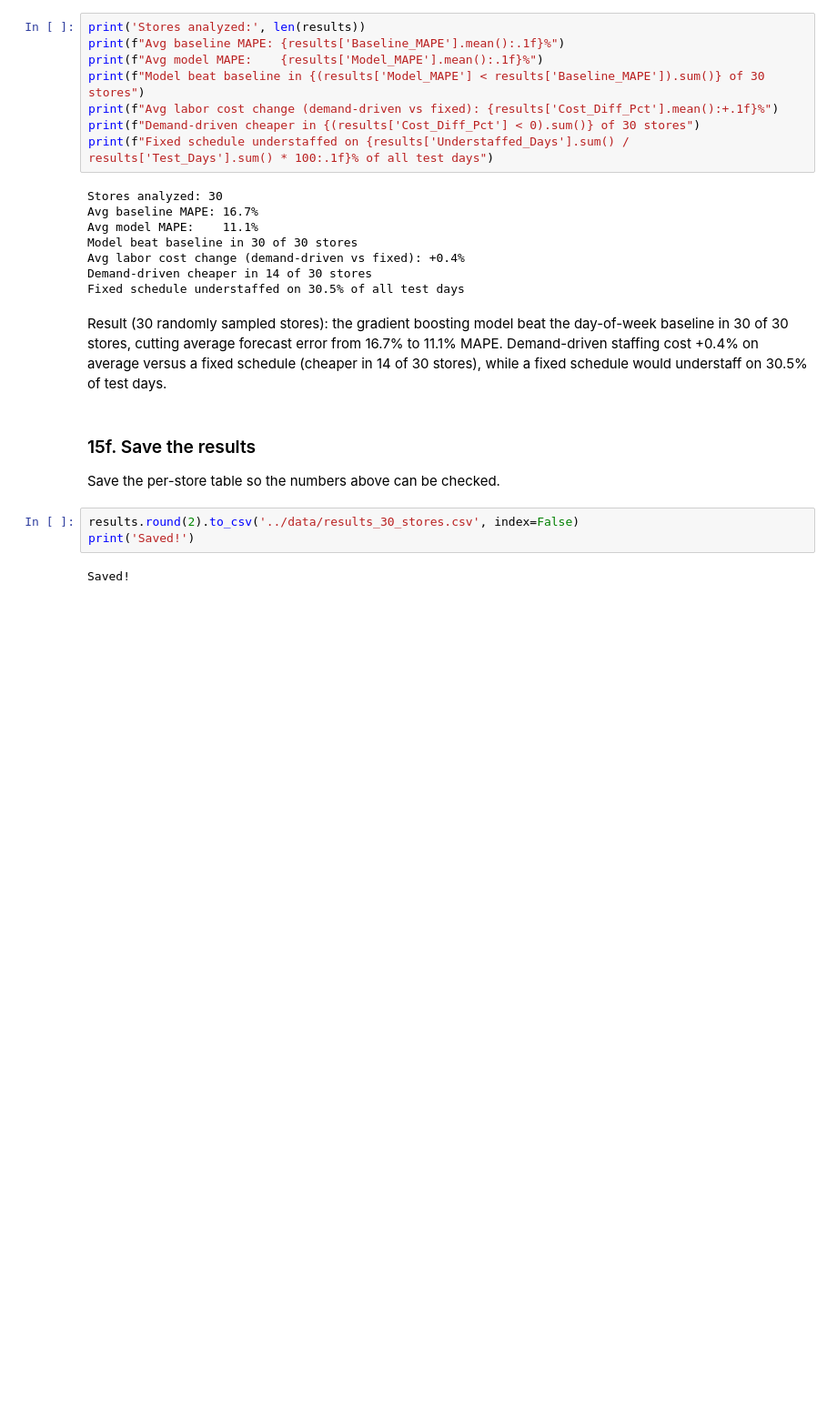
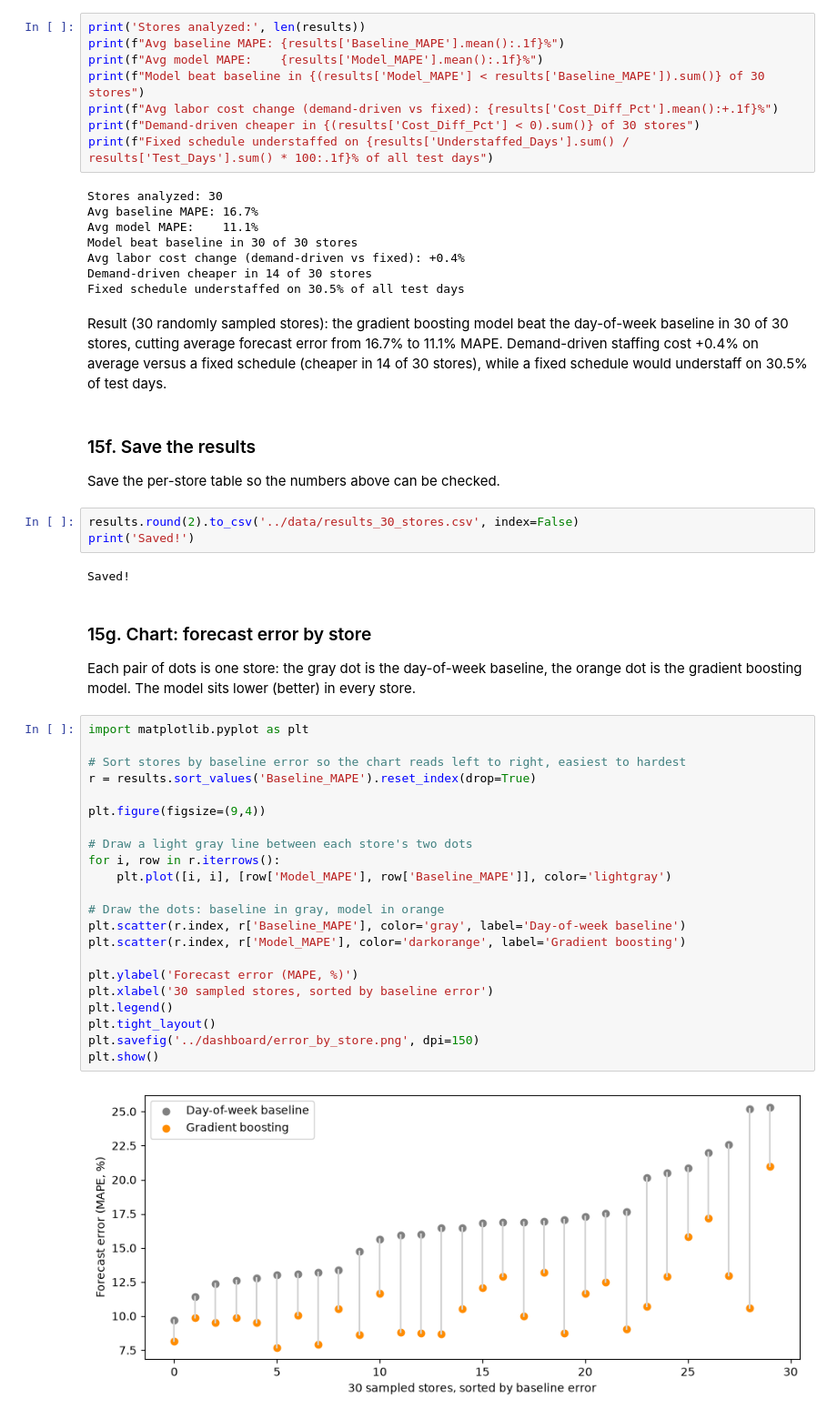
Before and after one commit to jcannani/restaurant-staffing-optimization, a Jupyter notebook: notebooks/01_forecasting_and_staffing.ipynb, the cells around one changed output. Shown at 91% size. Saved outputs shown, nothing was run; the diff lists cells and outputs as text; blank space fills up the shorter version.

```diff
--- a/notebooks/01_forecasting_and_staffing.ipynb
+++ b/notebooks/01_forecasting_and_staffing.ipynb
@@ -455,3 +455,30 @@ results.round(2).to_csv('../data/results_30_stores.csv', index=False)
 print('Saved!')
 # %% [output]
 Saved!
+# %% [markdown]
+### 15g. Chart: forecast error by store
+Each pair of dots is one store: the gray dot is the day-of-week baseline, the orange dot is the gradient boosting model. The model sits lower (better) in every store.
+# %%
+import matplotlib.pyplot as plt
+
+# Sort stores by baseline error so the chart reads left to right, easiest to hardest
+r = results.sort_values('Baseline_MAPE').reset_index(drop=True)
+
+plt.figure(figsize=(9,4))
+
+# Draw a light gray line between each store's two dots
+for i, row in r.iterrows():
+    plt.plot([i, i], [row['Model_MAPE'], row['Baseline_MAPE']], color='lightgray')
+
+# Draw the dots: baseline in gray, model in orange
+plt.scatter(r.index, r['Baseline_MAPE'], color='gray', label='Day-of-week baseline')
+plt.scatter(r.index, r['Model_MAPE'], color='darkorange', label='Gradient boosting')
+
+plt.ylabel('Forecast error (MAPE, %)')
+plt.xlabel('30 sampled stores, sorted by baseline error')
+plt.legend()
+plt.tight_layout()
+plt.savefig('../dashboard/error_by_store.png', dpi=150)
+plt.show()
+# %% [output]
+[figure, added]
```
Also changed, not shown: parts of 1 cell of this notebook, 3 other files.
